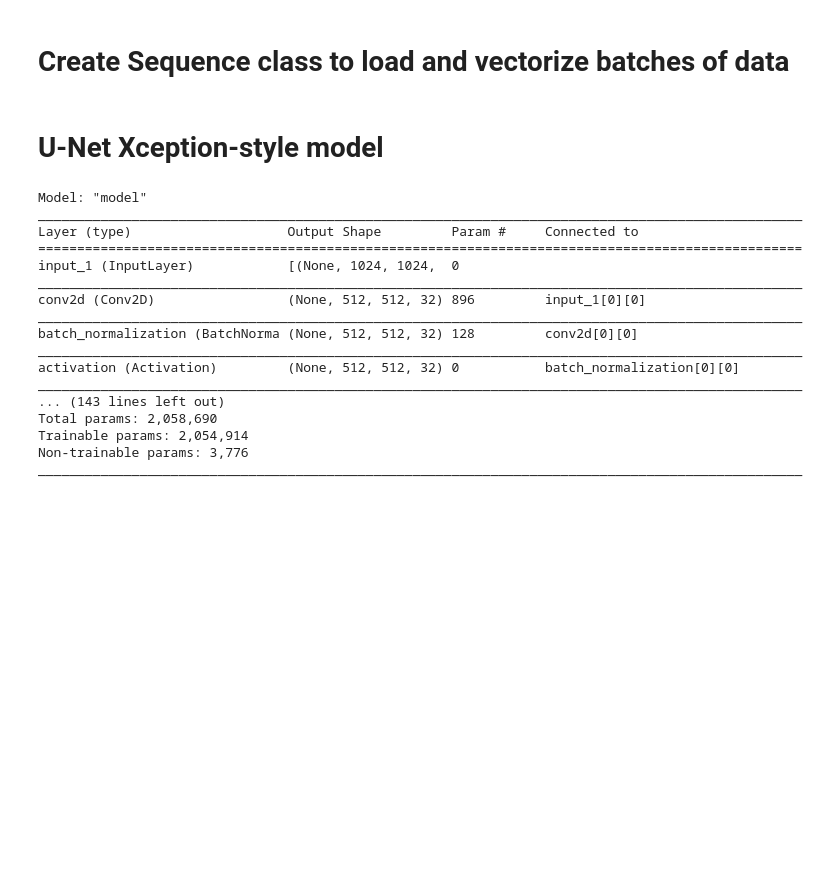
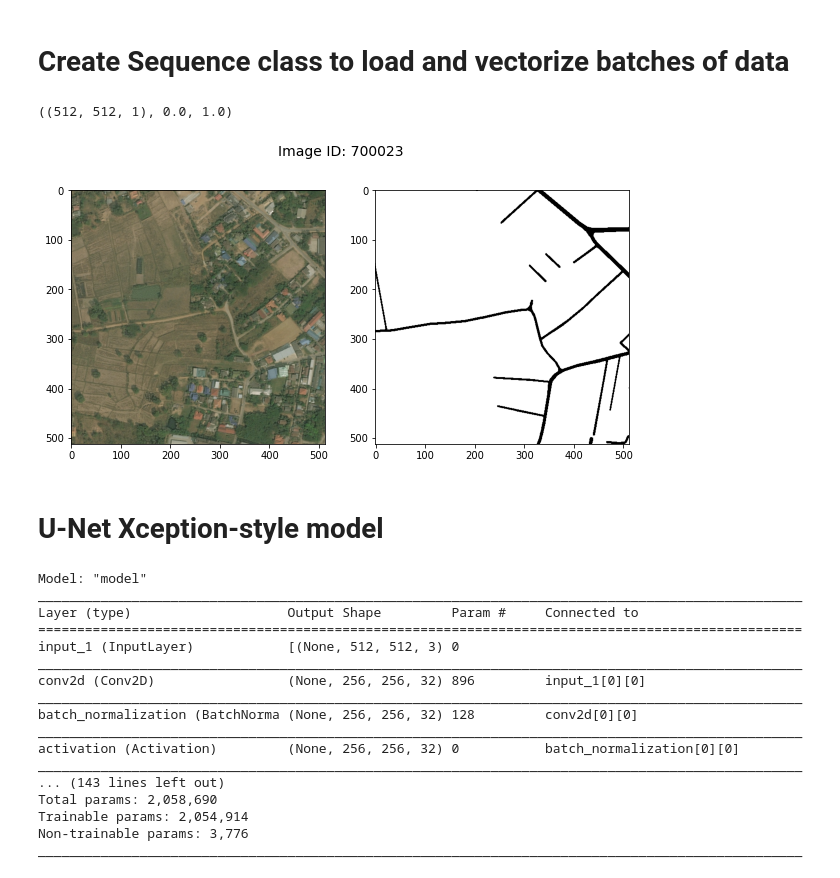
Before and after one commit to hmlewis-astro/street_network_deep_learning, a Jupyter notebook: test_notebook.ipynb, the cells around one changed output. Cells and saved outputs as stored; diff of their text form; code cells hidden in the pictures; blank space fills up the shorter version.

```diff
--- a/test_notebook.ipynb
+++ b/test_notebook.ipynb
@@ -162,9 +162,11 @@ for i in img_idx:
 # %%
 img_dim, img_dim = sat_mask.shape
 # %%
-img_size = (1024, 1024)
+#img_size = (1024, 1024)
+img_size = (512, 512)
 num_classes = 2
-batch_size = 32
+#batch_size = 32
+batch_size = 16
 
 input_img_paths = sorted(metadata_train["sat_image_path"])
 target_img_paths = sorted(metadata_train["mask_path"])
@@ -220,4 +224,21 @@ class SatDatClass(keras.utils.Sequence):
         return x, y
+# %%
+img = load_img(metadata_train['sat_image_path'][0], target_size=img_size)
+msk = load_img(metadata_train['mask_path'][0], target_size=img_size,
+                           color_mode="grayscale")
+y = np.expand_dims(msk, 2)/255.
+y.shape, y.min(), y.max()
+# %% [output]
+((512, 512, 1), 0.0, 1.0)
+# %%
+fig, ax = plt.subplots(1, 2, figsize=(10,5))
+
+fig.suptitle('Image ID: {}'.format(metadata_train['image_id'][0]),
+               fontsize=14)
+ax[0].imshow(img)
+ax[1].imshow(msk, cmap='Greys');
+# %% [output]
+[figure, added]
 # %% [markdown]
 # U-Net Xception-style model
 # %%
@@ -289,13 +310,13 @@ Model: "model"
 __________________________________________________________________________________________________
 Layer (type)                    Output Shape         Param #     Connected to
 ==================================================================================================
-input_1 (InputLayer)            [(None, 1024, 1024,  0
+input_1 (InputLayer)            [(None, 512, 512, 3) 0
 __________________________________________________________________________________________________
-conv2d (Conv2D)                 (None, 512, 512, 32) 896         input_1[0][0]
+conv2d (Conv2D)                 (None, 256, 256, 32) 896         input_1[0][0]
 __________________________________________________________________________________________________
-batch_normalization (BatchNorma (None, 512, 512, 32) 128         conv2d[0][0]
+batch_normalization (BatchNorma (None, 256, 256, 32) 128         conv2d[0][0]
 __________________________________________________________________________________________________
-activation (Activation)         (None, 512, 512, 32) 0           batch_normalization[0][0]
+activation (Activation)         (None, 256, 256, 32) 0           batch_normalization[0][0]
 __________________________________________________________________________________________________
 ... (143 lines left out)
 Total params: 2,058,690
```
Also changed, not shown: parts of 5 cells of this notebook.
